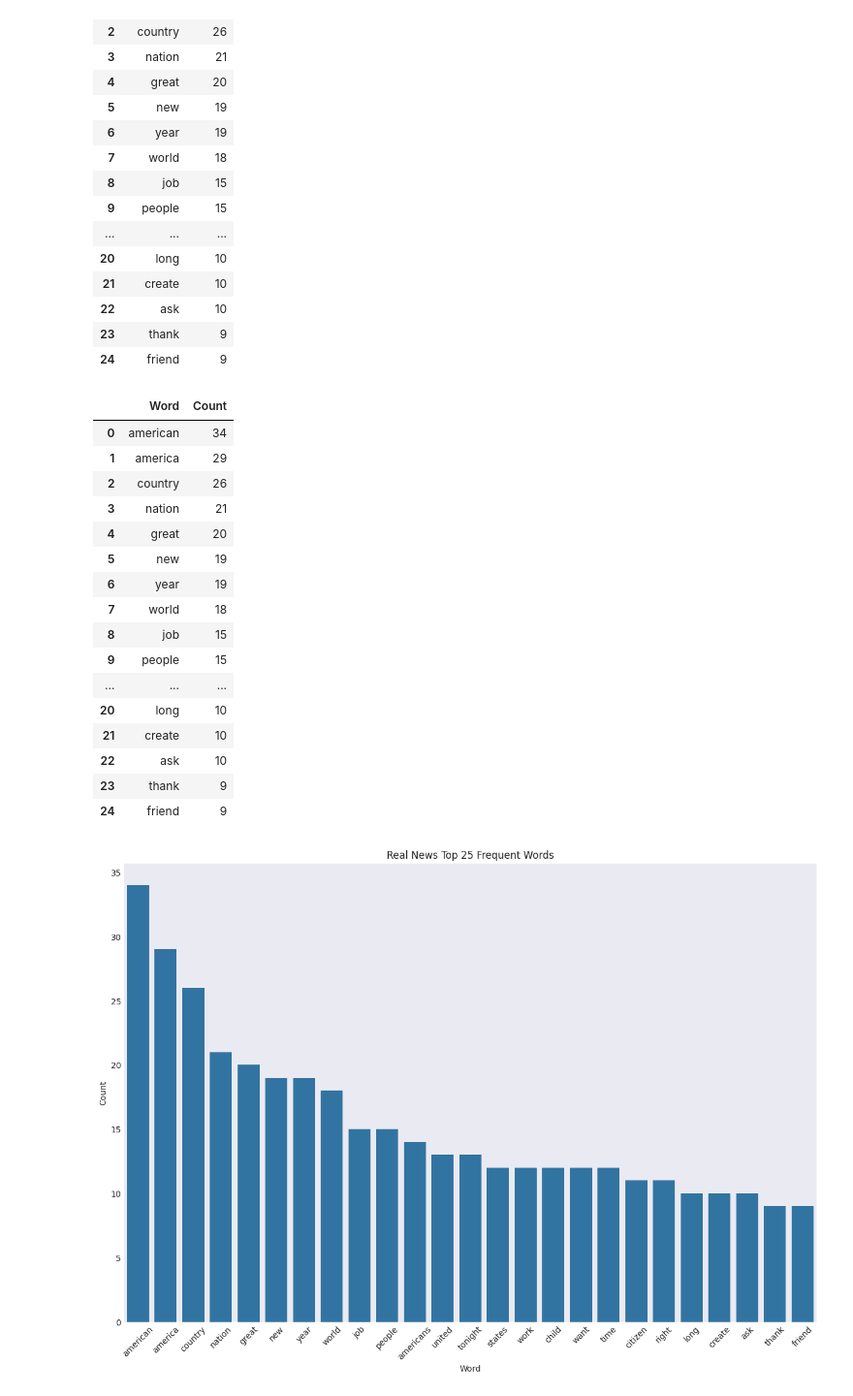
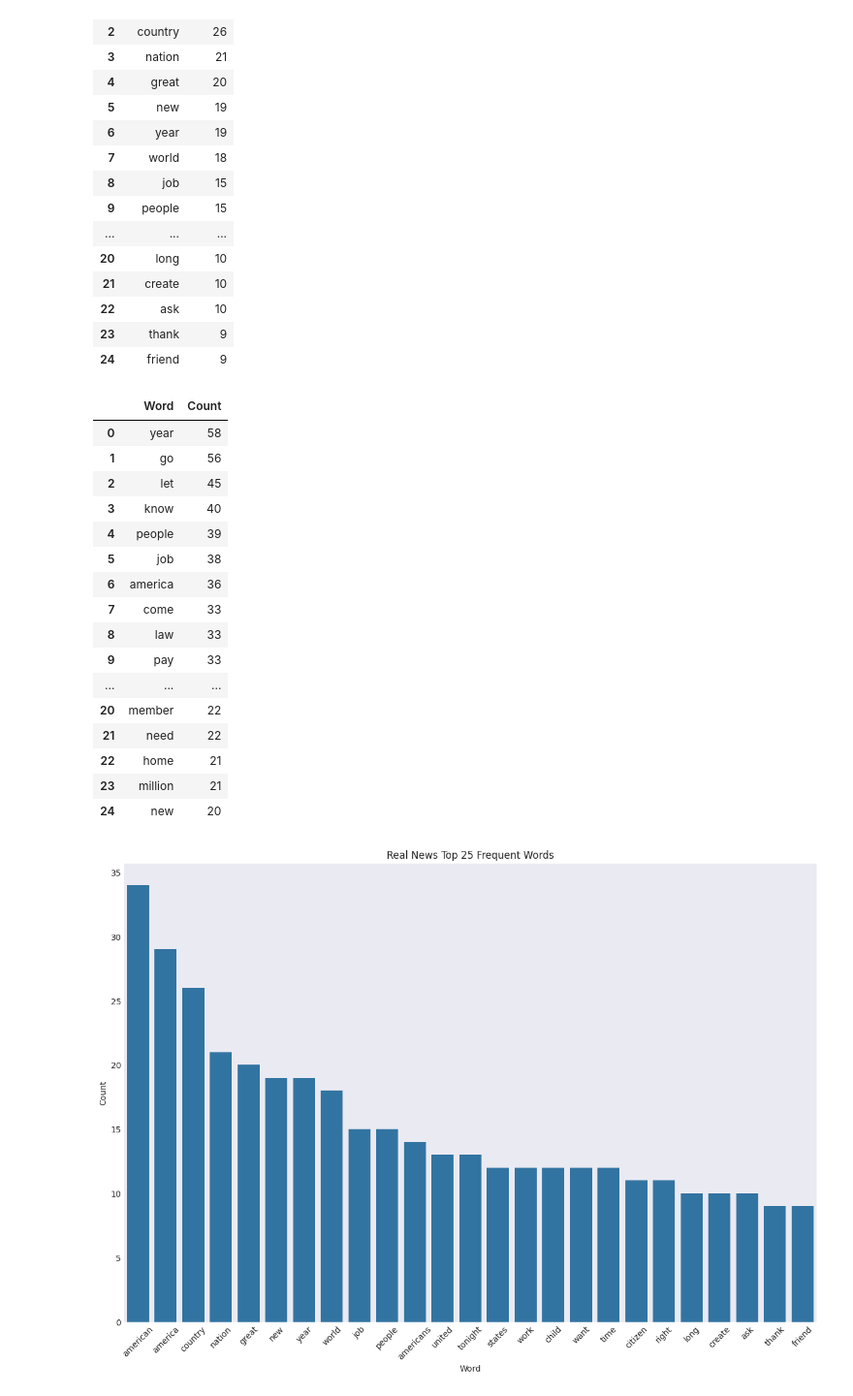
Before and after one commit to UCB-stat-159-f25/proj02-group08, a Jupyter notebook: notebooks/nlp-P02.ipynb, the cells around one changed output. Shown at 97% size. Cells and saved outputs as stored; diff of their text form; code cells hidden in the pictures.

```diff
--- a/notebooks/nlp-P02.ipynb
+++ b/notebooks/nlp-P02.ipynb
@@ -459,26 +459,26 @@ df_2017
 | 22 | ask | 10 |
 | 23 | thank | 9 |
 | 24 | friend | 9 |
-# %%
-pd.DataFrame(words_2017, columns=["Word", "Count"])
-# %% [output]
-|  | Word | Count |
-| 0 | american | 34 |
-| 1 | america | 29 |
-| 2 | country | 26 |
-| 3 | nation | 21 |
-| 4 | great | 20 |
-| 5 | new | 19 |
-| 6 | year | 19 |
-| 7 | world | 18 |
-| 8 | job | 15 |
-| 9 | people | 15 |
-| ... | ... | ... |
-| 20 | long | 10 |
-| 21 | create | 10 |
-| 22 | ask | 10 |
-| 23 | thank | 9 |
-| 24 | friend | 9 |
+# %%
+df_2023
+# %% [output]
+|  | Word | Count |
+| 0 | year | 58 |
+| 1 | go | 56 |
+| 2 | let | 45 |
+| 3 | know | 40 |
+| 4 | people | 39 |
+| 5 | job | 38 |
+| 6 | america | 36 |
+| 7 | come | 33 |
+| 8 | law | 33 |
+| 9 | pay | 33 |
+| ... | ... | ... |
+| 20 | member | 22 |
+| 21 | need | 22 |
+| 22 | home | 21 |
+| 23 | million | 21 |
+| 24 | new | 20 |
 # %%
 # Hint - use seaborn, subplots, and rotate tick labels
 
```
Also changed, not shown: parts of 11 cells of this notebook.
